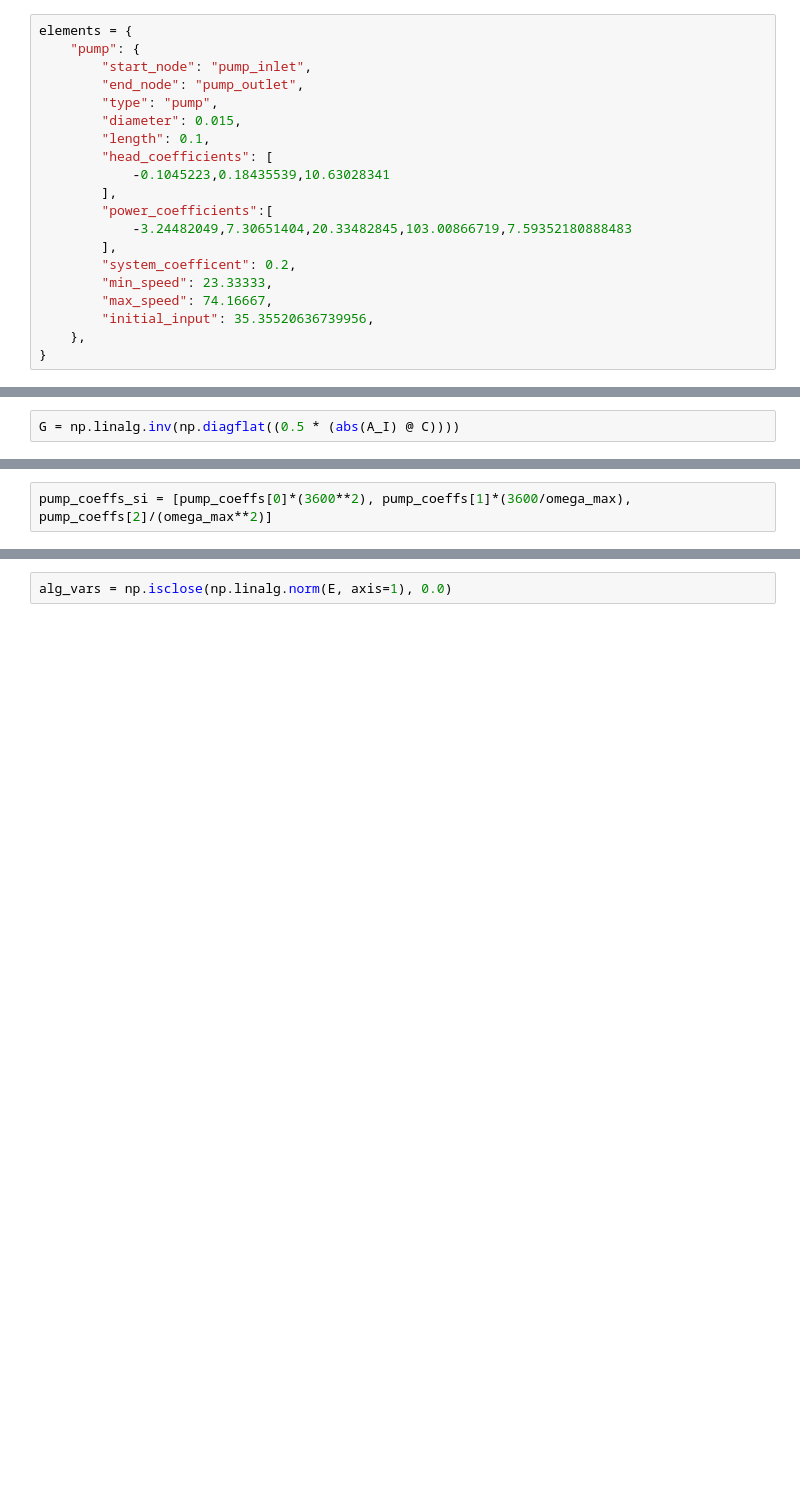
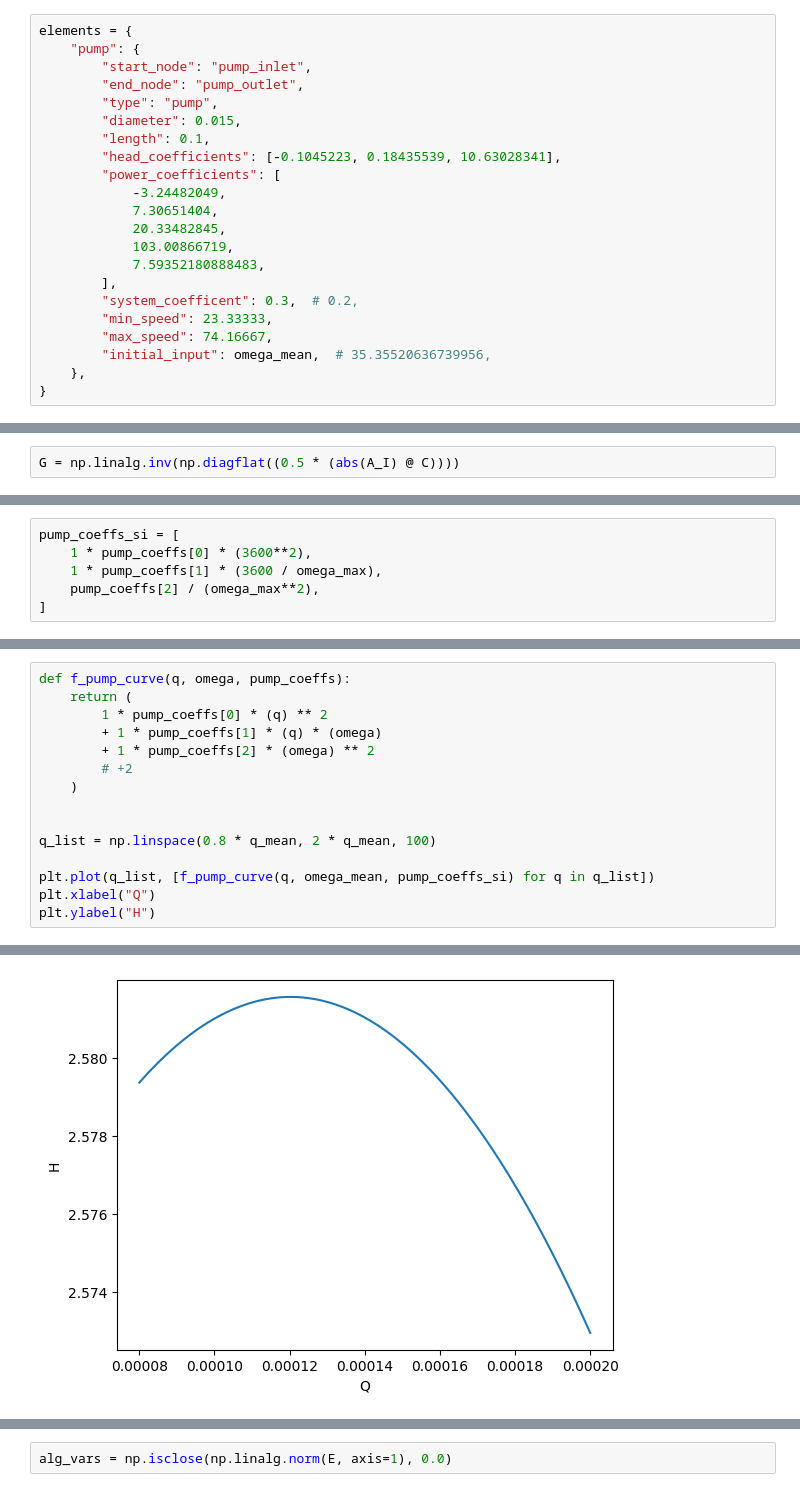
Before and after one commit to fluid-systems/test-rig-control-model, a Jupyter notebook: notebooks/operator_flow_pump.ipynb, the cells around one changed output, grey strips where cells are left out. Cells and saved outputs as stored; diff of their text form; blank space fills up the shorter version.

```diff
--- a/notebooks/operator_flow_pump.ipynb
+++ b/notebooks/operator_flow_pump.ipynb
@@ -84,16 +88,18 @@ elements = {
         "type": "pump",
         "diameter": 0.015,
         "length": 0.1,
-        "head_coefficients": [
-            -0.1045223,0.18435539,10.63028341
+        "head_coefficients": [-0.1045223, 0.18435539, 10.63028341],
+        "power_coefficients": [
+            -3.24482049,
+            7.30651404,
+            20.33482845,
+            103.00866719,
+            7.59352180888483,
         ],
-        "power_coefficients":[
-            -3.24482049,7.30651404,20.33482845,103.00866719,7.59352180888483
-        ],
-        "system_coefficent": 0.2,
+        "system_coefficent": 0.3,  # 0.2,
         "min_speed": 23.33333,
         "max_speed": 74.16667,
-        "initial_input": 35.35520636739956,
+        "initial_input": omega_mean,  # 35.35520636739956,
     },
 }
 # %%
@@ -259,3 +358,7 @@ omega_init[1]
 # %%
-pump_coeffs_si = [pump_coeffs[0]*(3600**2), pump_coeffs[1]*(3600/omega_max), pump_coeffs[2]/(omega_max**2)]
+pump_coeffs_si = [
+    1 * pump_coeffs[0] * (3600**2),
+    1 * pump_coeffs[1] * (3600 / omega_max),
+    pump_coeffs[2] / (omega_max**2),
+]
 # %%
@@ -262,0 +389,16 @@ pump_coeffs_si[0]*(q_mean)**2 + pump_coeffs_si[1]*(q_mean)*(omega_mean) + pump_c
+# %%
+def f_pump_curve(q, omega, pump_coeffs):
+    return (
+        1 * pump_coeffs[0] * (q) ** 2
+        + 1 * pump_coeffs[1] * (q) * (omega)
+        + 1 * pump_coeffs[2] * (omega) ** 2
+        # +2
+    )
+
+
+q_list = np.linspace(0.8 * q_mean, 2 * q_mean, 100)
+
+plt.plot(q_list, [f_pump_curve(q, omega_mean, pump_coeffs_si) for q in q_list])
+plt.xlabel("Q")
+plt.ylabel("H")
+# %% [output]
@@ -263 +406,2 @@ pump_coeffs_si[0]*(q_mean)**2 + pump_coeffs_si[1]*(q_mean)*(omega_mean) + pump_c
+[figure, added]
 # %%
```
Also changed, not shown: parts of 71 cells of this notebook, 3 other files.
